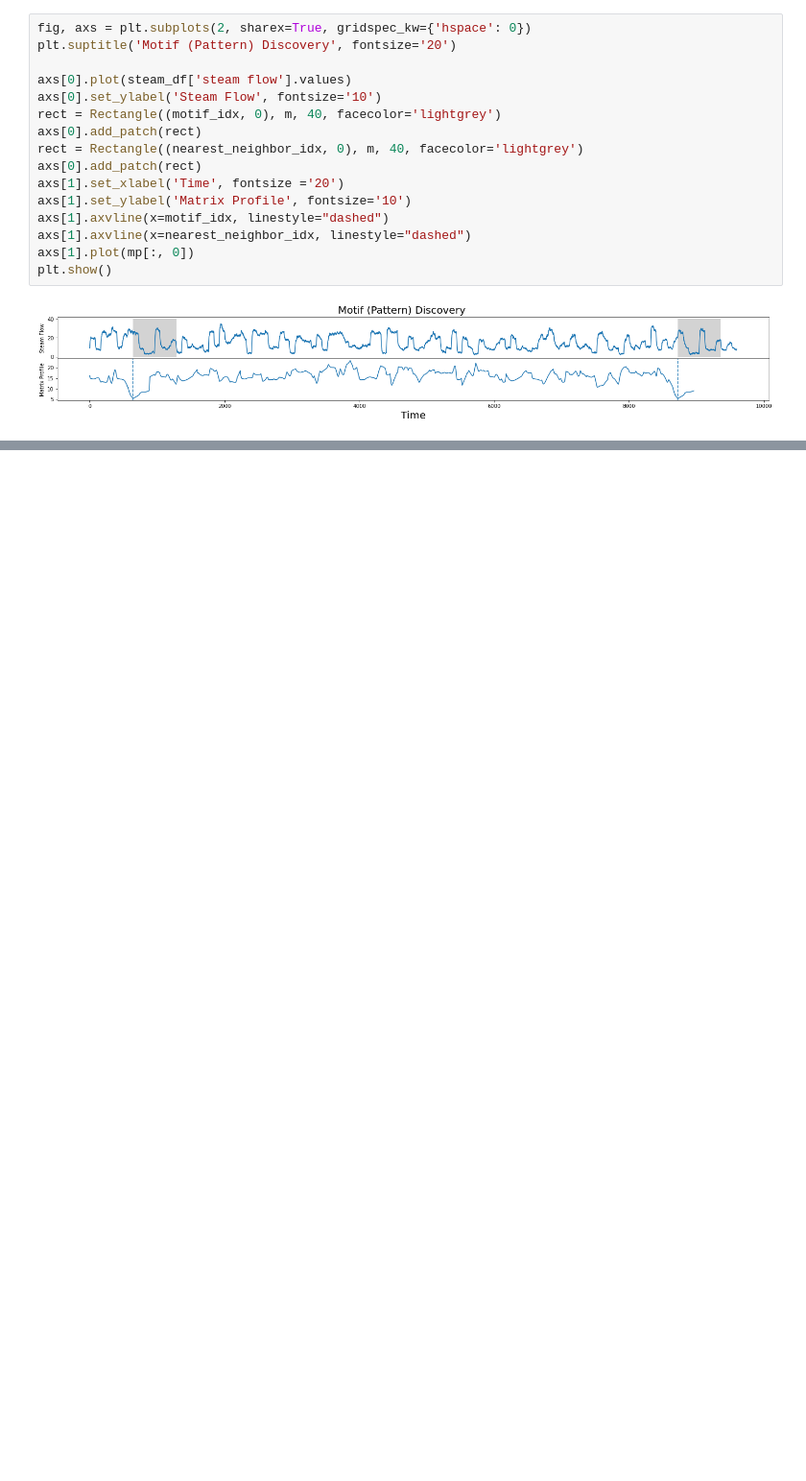
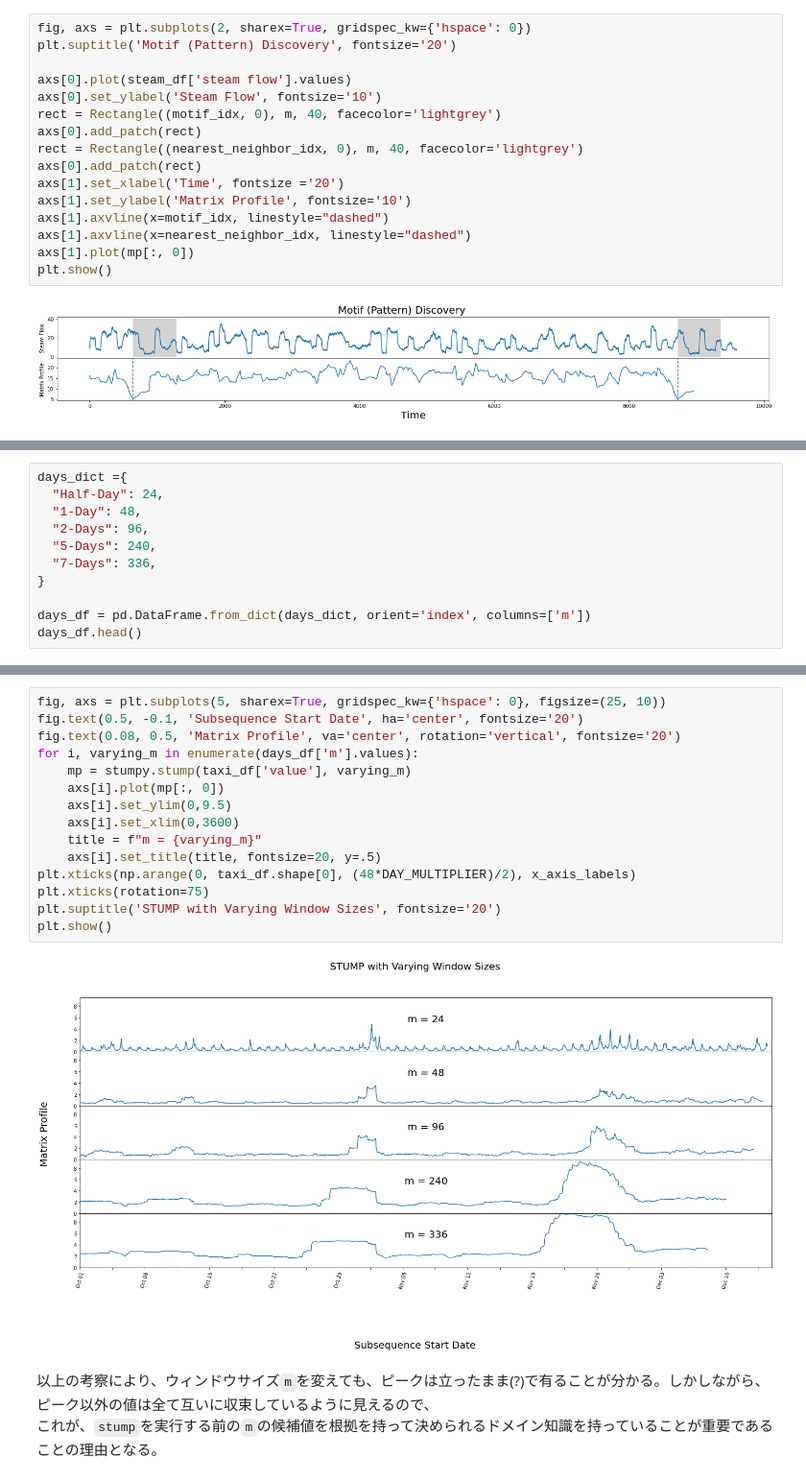
Before and after one commit to okataka123/MatrixProfile, a Jupyter notebook: Tutorials/Stumpy_tutorials_STUMPY_Basics.ipynb, the cells around one changed output, grey strips where cells are left out. Shown at 96% size. Cells and saved outputs as stored; diff of their text form; blank space fills up the shorter version.

```diff
--- a/Tutorials/Stumpy_tutorials_STUMPY_Basics.ipynb
+++ b/Tutorials/Stumpy_tutorials_STUMPY_Basics.ipynb
@@ -149,0 +322,11 @@ plt.show()
+# %%
+days_dict ={
+  "Half-Day": 24,
+  "1-Day": 48,
+  "2-Days": 96,
+  "5-Days": 240,
+  "7-Days": 336,
+}
+
+days_df = pd.DataFrame.from_dict(days_dict, orient='index', columns=['m'])
+days_df.head()
@@ -149,0 +340,20 @@ plt.show()
+# %%
+fig, axs = plt.subplots(5, sharex=True, gridspec_kw={'hspace': 0}, figsize=(25, 10))
+fig.text(0.5, -0.1, 'Subsequence Start Date', ha='center', fontsize='20')
+fig.text(0.08, 0.5, 'Matrix Profile', va='center', rotation='vertical', fontsize='20')
+for i, varying_m in enumerate(days_df['m'].values):
+    mp = stumpy.stump(taxi_df['value'], varying_m)
+    axs[i].plot(mp[:, 0])
+    axs[i].set_ylim(0,9.5)
+    axs[i].set_xlim(0,3600)
+    title = f"m = {varying_m}"
+    axs[i].set_title(title, fontsize=20, y=.5)
+plt.xticks(np.arange(0, taxi_df.shape[0], (48*DAY_MULTIPLIER)/2), x_axis_labels)
+plt.xticks(rotation=75)
+plt.suptitle('STUMP with Varying Window Sizes', fontsize='20')
+plt.show()
+# %% [output]
+[figure, added]
+# %% [markdown]
+以上の考察により、ウィンドウサイズ`m`を変えても、ピークは立ったまま(?)で有ることが分かる。しかしながら、ピーク以外の値は全て互いに収束しているように見えるので、
+これが、`stump`を実行する前の`m`の候補値を根拠を持って決められるドメイン知識を持っていることが重要であることの理由となる。
```
Also changed, not shown: parts of 28 cells of this notebook.
